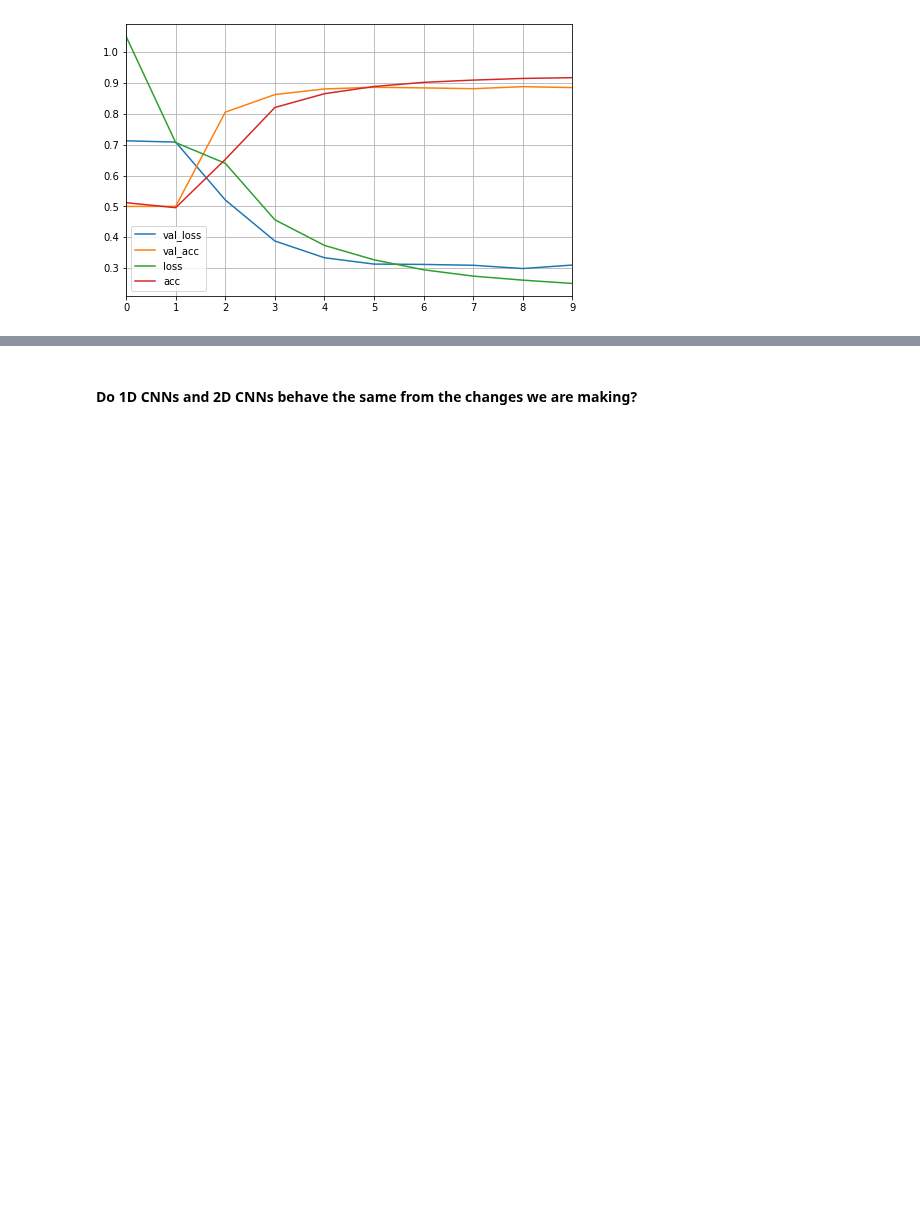
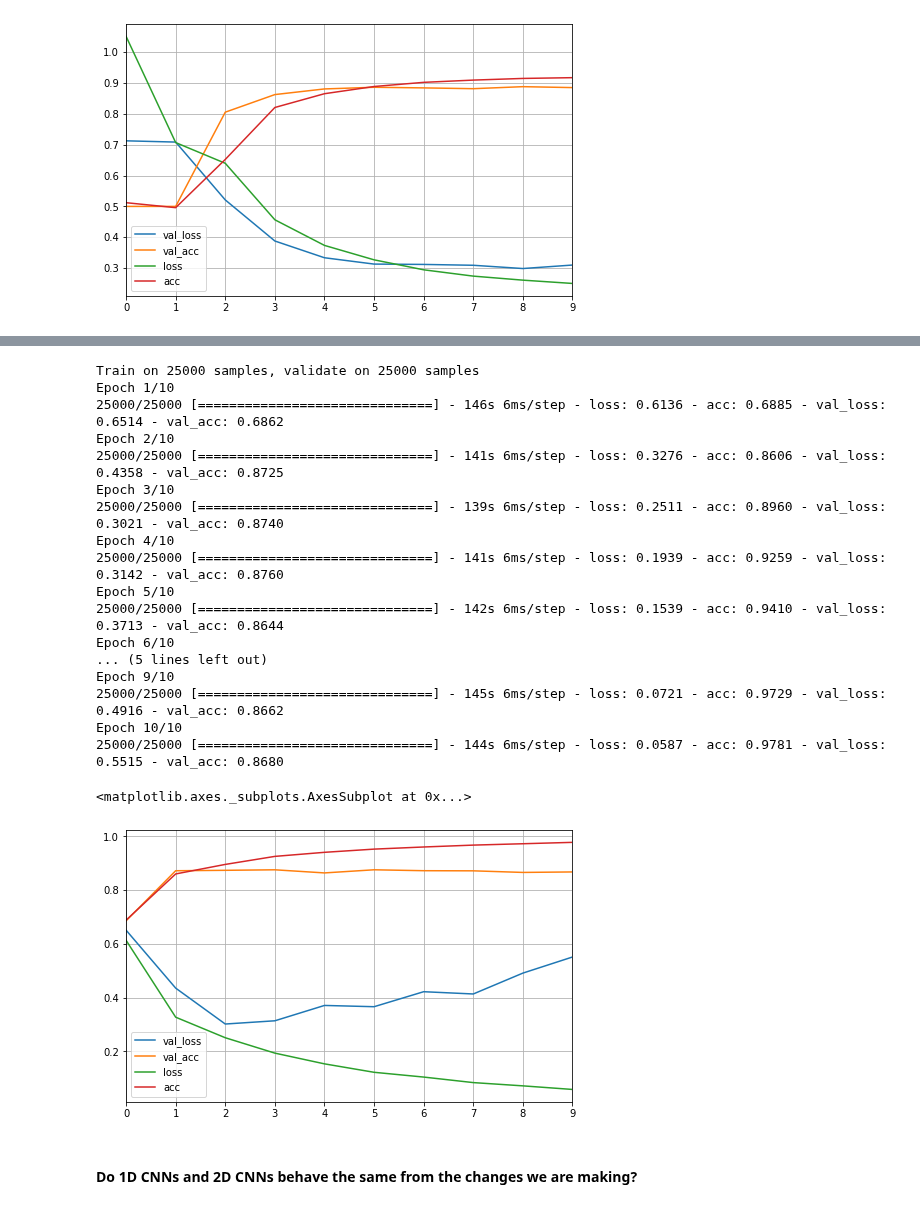
Before and after one commit to telenovelachuan/data_science, a Jupyter notebook: EECS_738_machine_learning/lab6/Lab 6.ipynb, the cells around one changed output, grey strips where cells are left out. Cells and saved outputs as stored; diff of their text form; code cells hidden in the pictures; blank space fills up the shorter version.

```diff
--- a/EECS_738_machine_learning/lab6/Lab 6.ipynb
+++ b/EECS_738_machine_learning/lab6/Lab 6.ipynb
@@ -285,3 +283,49 @@ Epoch 10/10
+# %%
+# Now lets add more CNN and BatchNorm layers to the network. Did this have the same affect as 2D CNNs from lab 5?
+model = Sequential()
+model.add(Embedding(5000,50,input_length=400))
+model.add(Dropout(0.2))
+
+model.add(Conv1D(64,3,padding='valid',activation='relu',strides=1))
+model.add(BatchNormalization())
+model.add(Conv1D(64,3,padding='valid',activation='relu',strides=1))
+model.add(BatchNormalization())
+model.add(Conv1D(64,3,padding='valid',activation='relu',strides=1))
+model.add(BatchNormalization())
+model.add(GlobalMaxPooling1D())
+
+model.add(Dense(512))
+model.add(Dropout(0.5))
+model.add(Activation('relu'))
+
+model.add(Dense(1))
+model.add(Activation('sigmoid'))
+
+model.compile(loss='binary_crossentropy', optimizer='Nadam', metrics=['accuracy'])
+history = model.fit(x_train, y_train, batch_size=128, epochs=10, validation_data=(x_test, y_test))
+pd.DataFrame(history.history).plot(figsize=(8, 5))
+plt.grid(True)
+plt.show()
+# %% [output]
+Train on 25000 samples, validate on 25000 samples
+Epoch 1/10
+25000/25000 [==============================] - 146s 6ms/step - loss: 0.6136 - acc: 0.6885 - val_loss: 0.6514 - val_acc: 0.6862
+Epoch 2/10
+25000/25000 [==============================] - 141s 6ms/step - loss: 0.3276 - acc: 0.8606 - val_loss: 0.4358 - val_acc: 0.8725
+Epoch 3/10
+25000/25000 [==============================] - 139s 6ms/step - loss: 0.2511 - acc: 0.8960 - val_loss: 0.3021 - val_acc: 0.8740
+Epoch 4/10
+25000/25000 [==============================] - 141s 6ms/step - loss: 0.1939 - acc: 0.9259 - val_loss: 0.3142 - val_acc: 0.8760
+Epoch 5/10
+25000/25000 [==============================] - 142s 6ms/step - loss: 0.1539 - acc: 0.9410 - val_loss: 0.3713 - val_acc: 0.8644
+Epoch 6/10
+... (5 lines left out)
+Epoch 9/10
+25000/25000 [==============================] - 145s 6ms/step - loss: 0.0721 - acc: 0.9729 - val_loss: 0.4916 - val_acc: 0.8662
+Epoch 10/10
+25000/25000 [==============================] - 144s 6ms/step - loss: 0.0587 - acc: 0.9781 - val_loss: 0.5515 - val_acc: 0.8680
+<matplotlib.axes._subplots.AxesSubplot at 0x...>
+[figure, added]
 # %% [markdown]
 #### Do 1D CNNs and 2D CNNs behave the same from the changes we are making?
 # %% [markdown]
```
Also changed, not shown: parts of 3 cells of this notebook.
